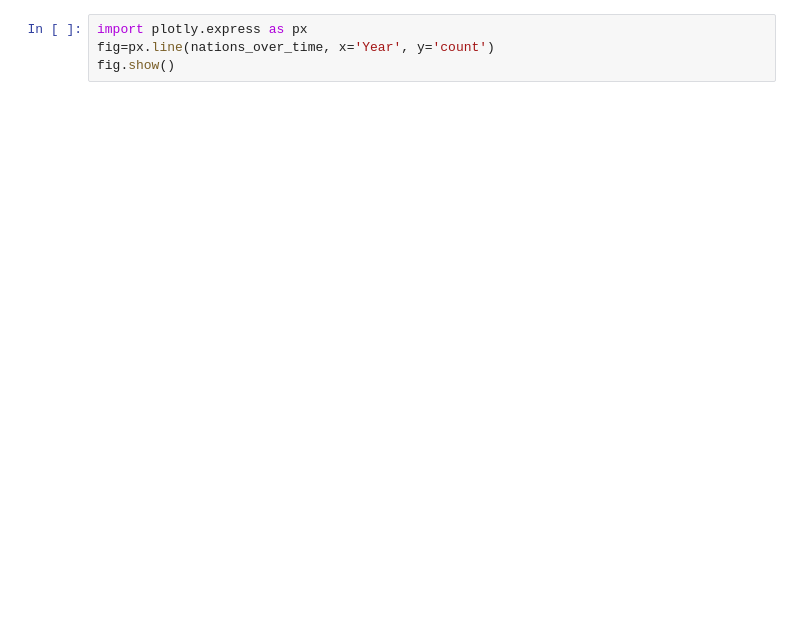
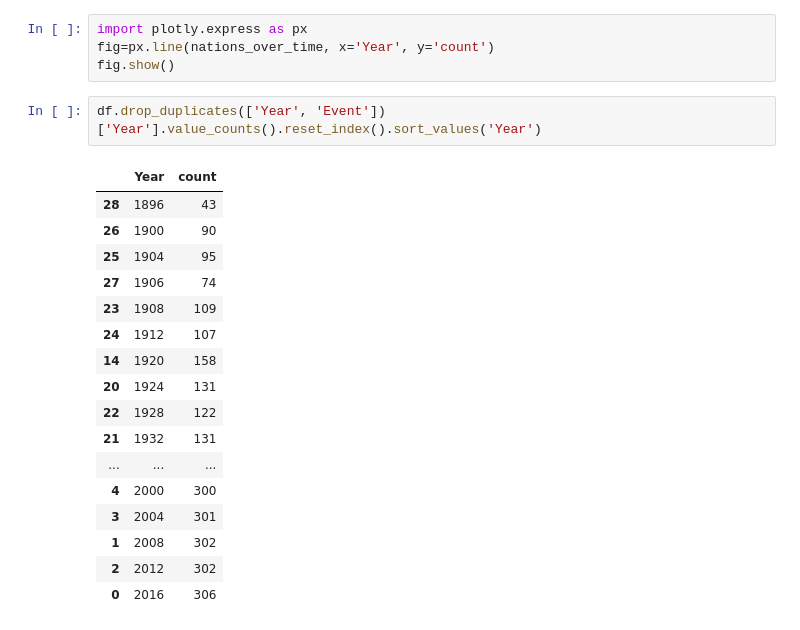
Before and after one commit to KrishnaSA05/ML-Project-Olympics-Data-Analysis, a Jupyter notebook: olymics_analysis.ipynb, the cells around one changed output. Drawn from its saved outputs; the diff is of its cells as text; blank space fills up the shorter version.

```diff
--- a/olymics_analysis.ipynb
+++ b/olymics_analysis.ipynb
@@ -384,3 +366,23 @@ nations_over_time=df.drop_duplicates(['Year', 'region'])['Year'].value_counts().
 import plotly.express as px
 fig=px.line(nations_over_time, x='Year', y='count')
 fig.show()
+# %%
+df.drop_duplicates(['Year', 'Event'])['Year'].value_counts().reset_index().sort_values('Year')
+# %% [output]
+|  | Year | count |
+| 28 | 1896 | 43 |
+| 26 | 1900 | 90 |
+| 25 | 1904 | 95 |
+| 27 | 1906 | 74 |
+| 23 | 1908 | 109 |
+| 24 | 1912 | 107 |
+| 14 | 1920 | 158 |
+| 20 | 1924 | 131 |
+| 22 | 1928 | 122 |
+| 21 | 1932 | 131 |
+| ... | ... | ... |
+| 4 | 2000 | 300 |
+| 3 | 2004 | 301 |
+| 1 | 2008 | 302 |
+| 2 | 2012 | 302 |
+| 0 | 2016 | 306 |
```
Also changed, not shown: parts of 1 cell of this notebook, 2 other files.
